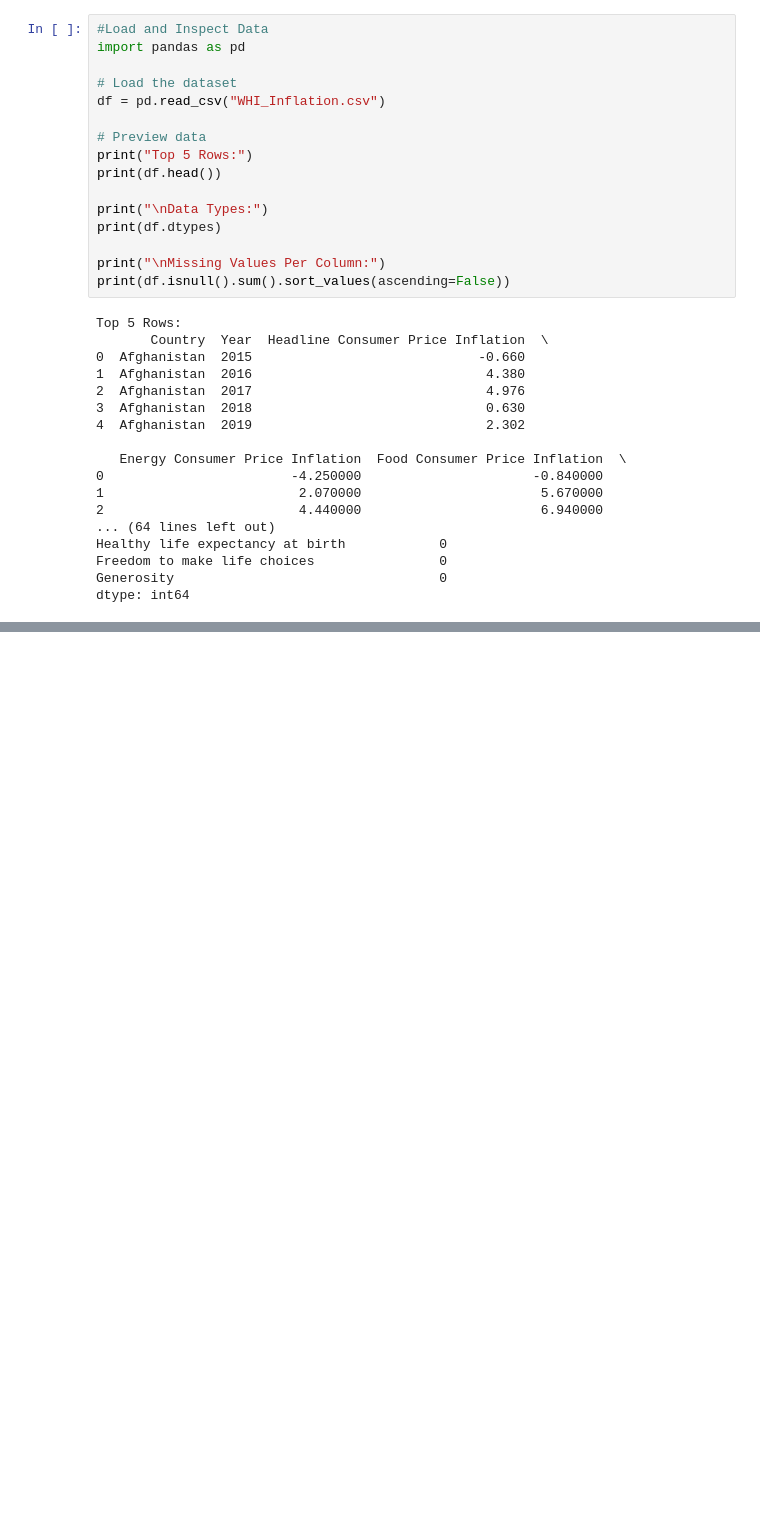
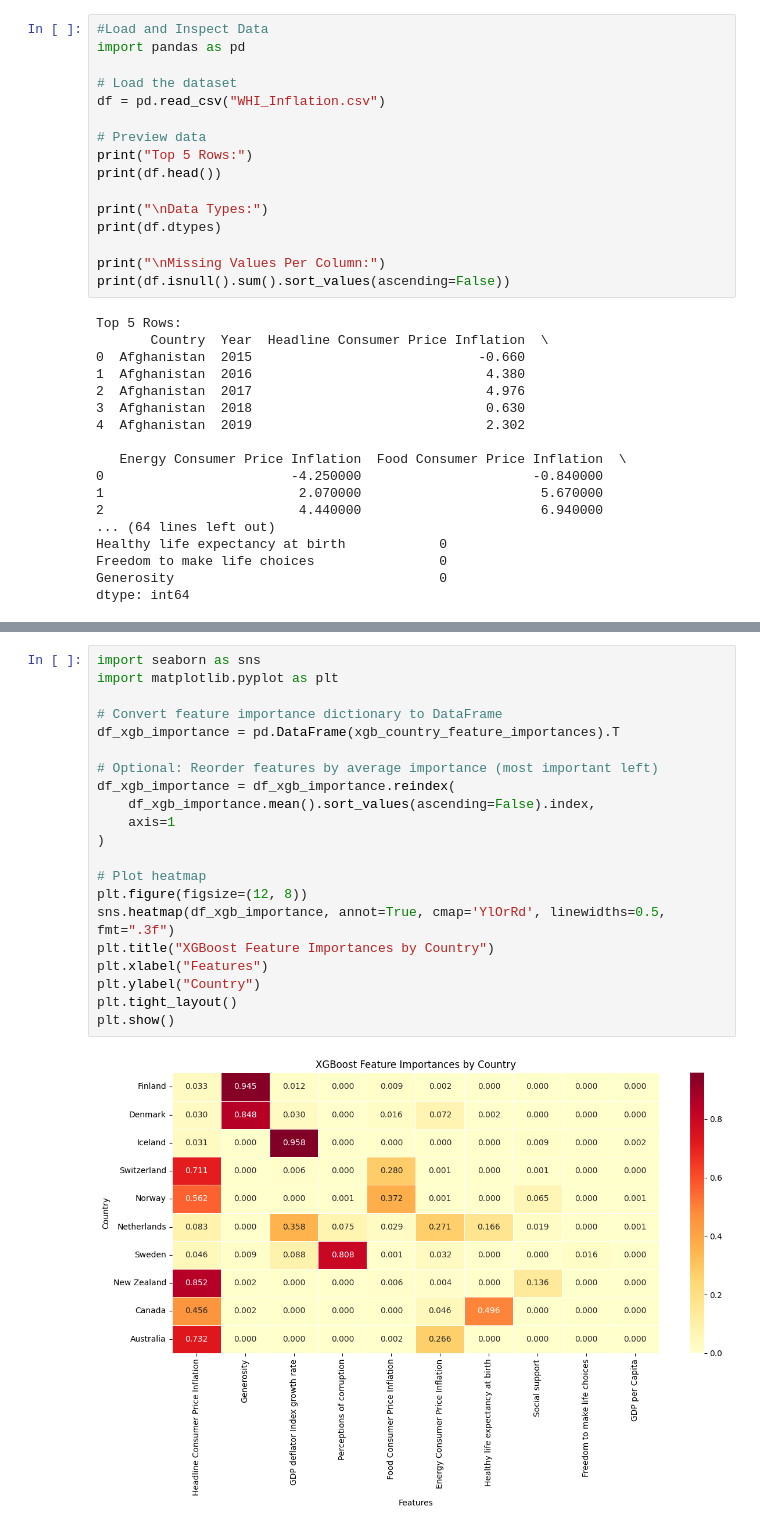
Before and after one commit to sqadirova/BDA_project_2025, a Jupyter notebook: main.ipynb, the cells around one changed output, grey strips where cells are left out. Cells and saved outputs as stored; diff of their text form; blank space fills up the shorter version.

```diff
--- a/main.ipynb
+++ b/main.ipynb
@@ -78,0 +287,23 @@ dtype: int64
+# %%
+import seaborn as sns
+import matplotlib.pyplot as plt
+
+# Convert feature importance dictionary to DataFrame
+df_xgb_importance = pd.DataFrame(xgb_country_feature_importances).T
+
+# Optional: Reorder features by average importance (most important left)
+df_xgb_importance = df_xgb_importance.reindex(
+    df_xgb_importance.mean().sort_values(ascending=False).index,
+    axis=1
+)
+
+# Plot heatmap
+plt.figure(figsize=(12, 8))
+sns.heatmap(df_xgb_importance, annot=True, cmap='YlOrRd', linewidths=0.5, fmt=".3f")
+plt.title("XGBoost Feature Importances by Country")
+plt.xlabel("Features")
+plt.ylabel("Country")
+plt.tight_layout()
+plt.show()
+# %% [output]
+[figure, added]
```
Also changed, not shown: parts of 17 cells of this notebook, 3 other files.
